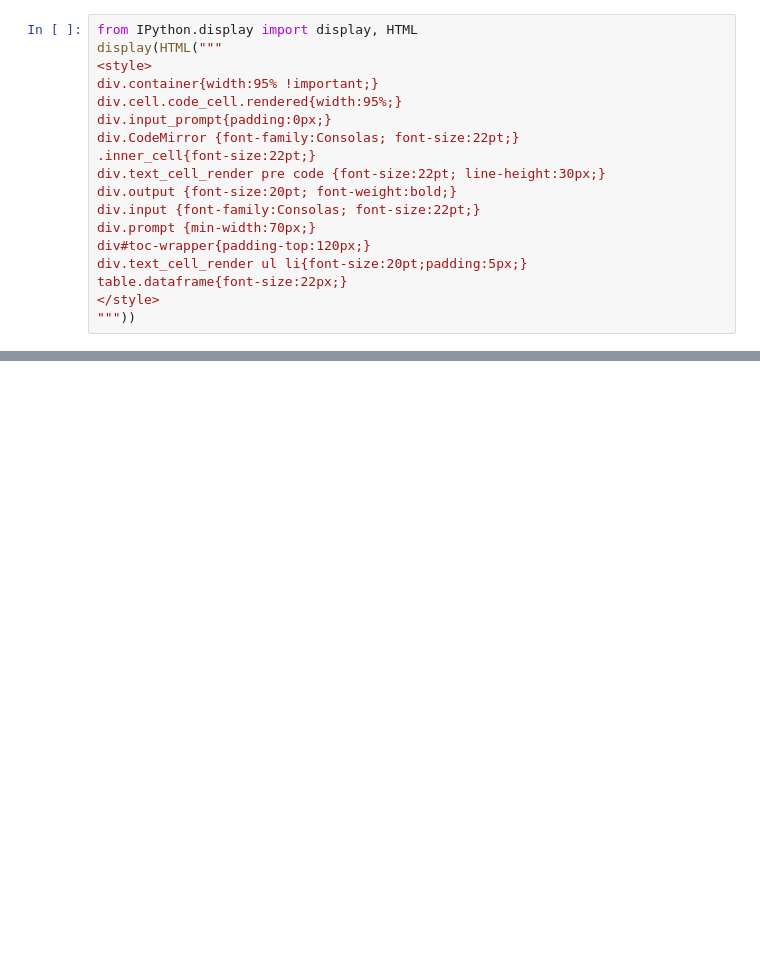
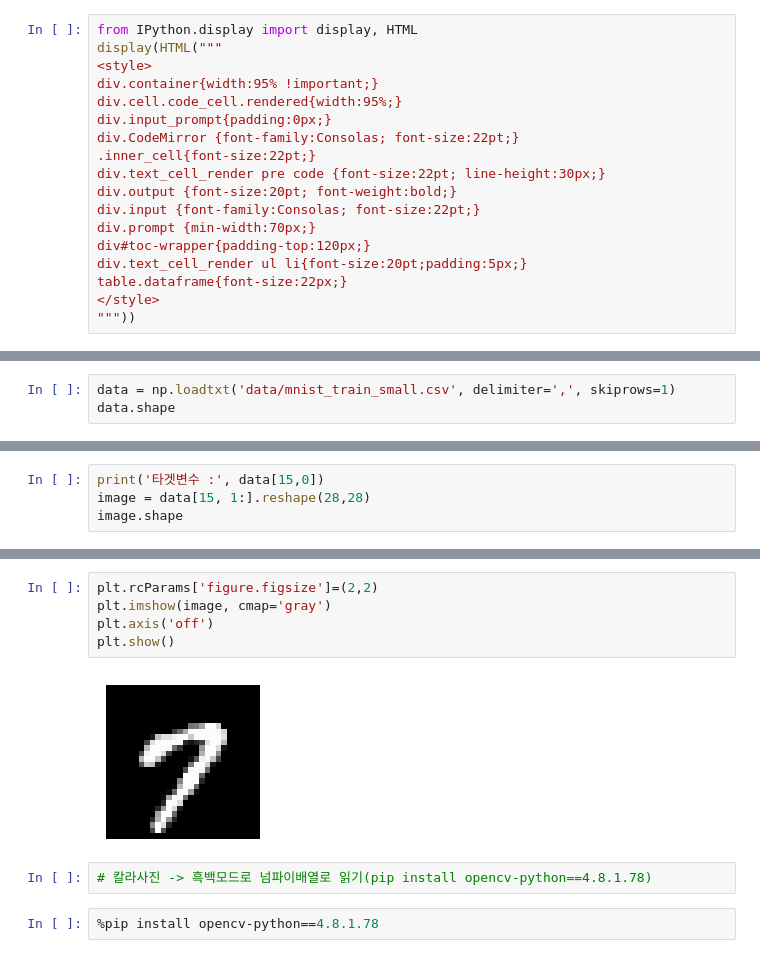
Before and after one commit to ai-mbc/ai, a Jupyter notebook: source/05_DeepLearning/Untitled.ipynb, the cells around one changed output, grey strips where cells are left out. Drawn from its saved outputs; the diff is of its cells as text; blank space fills up the shorter version.

```diff
--- a/source/05_DeepLearning/Untitled.ipynb
+++ b/source/05_DeepLearning/Untitled.ipynb
@@ -112,0 +43,3 @@ dtype: int64
+# %%
+data = np.loadtxt('data/mnist_train_small.csv', delimiter=',', skiprows=1)
+data.shape
@@ -112,0 +48,4 @@ dtype: int64
+# %%
+print('타겟변수 :', data[15,0])
+image = data[15, 1:].reshape(28,28)
+image.shape
@@ -112,0 +78,11 @@ dtype: int64
+# %%
+plt.rcParams['figure.figsize']=(2,2)
+plt.imshow(image, cmap='gray')
+plt.axis('off')
+plt.show()
+# %% [output]
+[figure, added]
+# %%
+# 칼라사진 -> 흑백모드로 넘파이배열로 읽기(pip install opencv-python==4.8.1.78)
+# %%
+%pip install opencv-python==4.8.1.78
```
Also changed, not shown: parts of 42 cells of this notebook, 3 other files.
